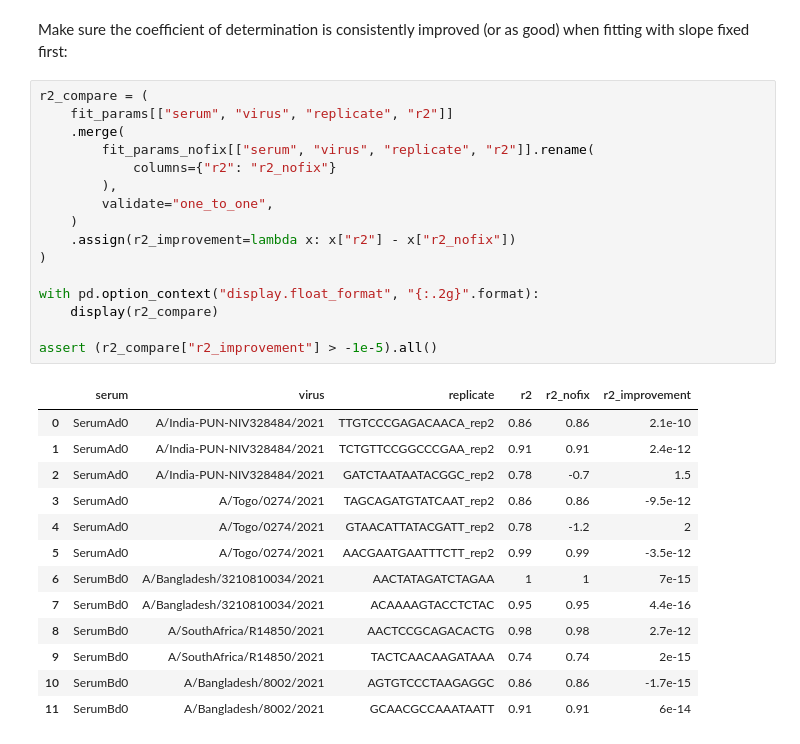
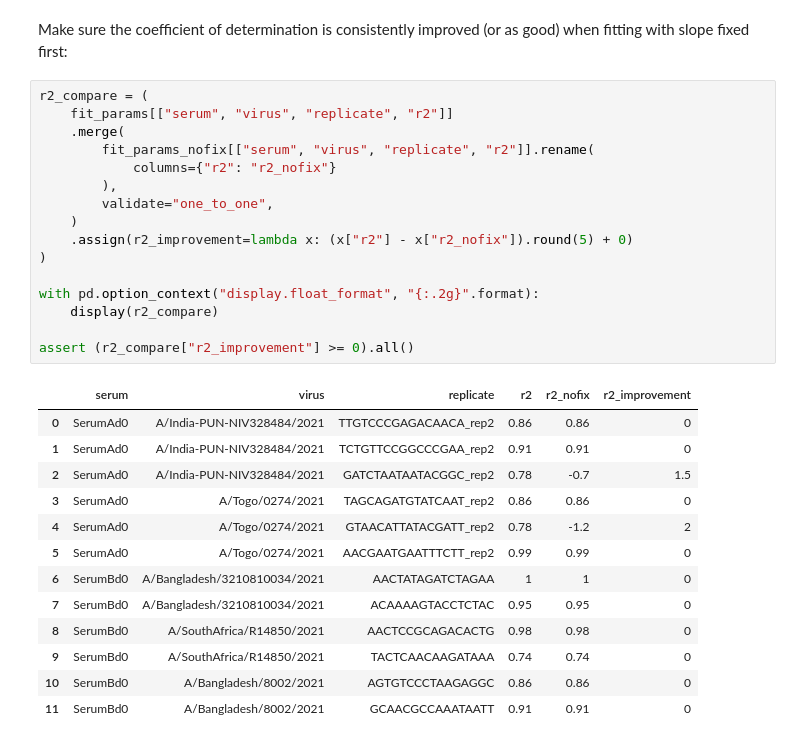
Before and after one commit to jbloomlab/neutcurve, a Jupyter notebook: notebooks/test_curves.ipynb, the cells around one changed output. Cells and saved outputs as stored; diff of their text form.

Commit message:
round better in notebook output to pass tests

```diff
--- a/notebooks/test_curves.ipynb
+++ b/notebooks/test_curves.ipynb
@@ -99,30 +99,30 @@ Make sure the coefficient of determination is consistently improved (or as good)
 # %%
 r2_compare = (
     fit_params[["serum", "virus", "replicate", "r2"]]
     .merge(
         fit_params_nofix[["serum", "virus", "replicate", "r2"]].rename(
             columns={"r2": "r2_nofix"}
         ),
         validate="one_to_one",
     )
-    .assign(r2_improvement=lambda x: x["r2"] - x["r2_nofix"])
+    .assign(r2_improvement=lambda x: (x["r2"] - x["r2_nofix"]).round(5) + 0)
 )
 
 with pd.option_context("display.float_format", "{:.2g}".format):
     display(r2_compare)
 
-assert (r2_compare["r2_improvement"] > -1e-5).all()
+assert (r2_compare["r2_improvement"] >= 0).all()
 # %% [output]
 |  | serum | virus | replicate | r2 | r2_nofix | r2_improvement |
-| 0 | SerumAd0 | A/India-PUN-NIV328484/2021 | TTGTCCCGAGACAACA_rep2 | 0.86 | 0.86 | 2.1e-10 |
-| 1 | SerumAd0 | A/India-PUN-NIV328484/2021 | TCTGTTCCGGCCCGAA_rep2 | 0.91 | 0.91 | 2.4e-12 |
+| 0 | SerumAd0 | A/India-PUN-NIV328484/2021 | TTGTCCCGAGACAACA_rep2 | 0.86 | 0.86 | 0 |
+| 1 | SerumAd0 | A/India-PUN-NIV328484/2021 | TCTGTTCCGGCCCGAA_rep2 | 0.91 | 0.91 | 0 |
 | 2 | SerumAd0 | A/India-PUN-NIV328484/2021 | GATCTAATAATACGGC_rep2 | 0.78 | -0.7 | 1.5 |
-| 3 | SerumAd0 | A/Togo/0274/2021 | TAGCAGATGTATCAAT_rep2 | 0.86 | 0.86 | -9.5e-12 |
+| 3 | SerumAd0 | A/Togo/0274/2021 | TAGCAGATGTATCAAT_rep2 | 0.86 | 0.86 | 0 |
 | 4 | SerumAd0 | A/Togo/0274/2021 | GTAACATTATACGATT_rep2 | 0.78 | -1.2 | 2 |
-| 5 | SerumAd0 | A/Togo/0274/2021 | AACGAATGAATTTCTT_rep2 | 0.99 | 0.99 | -3.5e-12 |
-| 6 | SerumBd0 | A/Bangladesh/3210810034/2021 | AACTATAGATCTAGAA | 1 | 1 | 7e-15 |
-| 7 | SerumBd0 | A/Bangladesh/3210810034/2021 | ACAAAAGTACCTCTAC | 0.95 | 0.95 | 4.4e-16 |
-| 8 | SerumBd0 | A/SouthAfrica/R14850/2021 | AACTCCGCAGACACTG | 0.98 | 0.98 | 2.7e-12 |
-| 9 | SerumBd0 | A/SouthAfrica/R14850/2021 | TACTCAACAAGATAAA | 0.74 | 0.74 | 2e-15 |
-| 10 | SerumBd0 | A/Bangladesh/8002/2021 | AGTGTCCCTAAGAGGC | 0.86 | 0.86 | -1.7e-15 |
-| 11 | SerumBd0 | A/Bangladesh/8002/2021 | GCAACGCCAAATAATT | 0.91 | 0.91 | 6e-14 |
+| 5 | SerumAd0 | A/Togo/0274/2021 | AACGAATGAATTTCTT_rep2 | 0.99 | 0.99 | 0 |
+| 6 | SerumBd0 | A/Bangladesh/3210810034/2021 | AACTATAGATCTAGAA | 1 | 1 | 0 |
+| 7 | SerumBd0 | A/Bangladesh/3210810034/2021 | ACAAAAGTACCTCTAC | 0.95 | 0.95 | 0 |
+| 8 | SerumBd0 | A/SouthAfrica/R14850/2021 | AACTCCGCAGACACTG | 0.98 | 0.98 | 0 |
+| 9 | SerumBd0 | A/SouthAfrica/R14850/2021 | TACTCAACAAGATAAA | 0.74 | 0.74 | 0 |
+| 10 | SerumBd0 | A/Bangladesh/8002/2021 | AGTGTCCCTAAGAGGC | 0.86 | 0.86 | 0 |
+| 11 | SerumBd0 | A/Bangladesh/8002/2021 | GCAACGCCAAATAATT | 0.91 | 0.91 | 0 |
```
